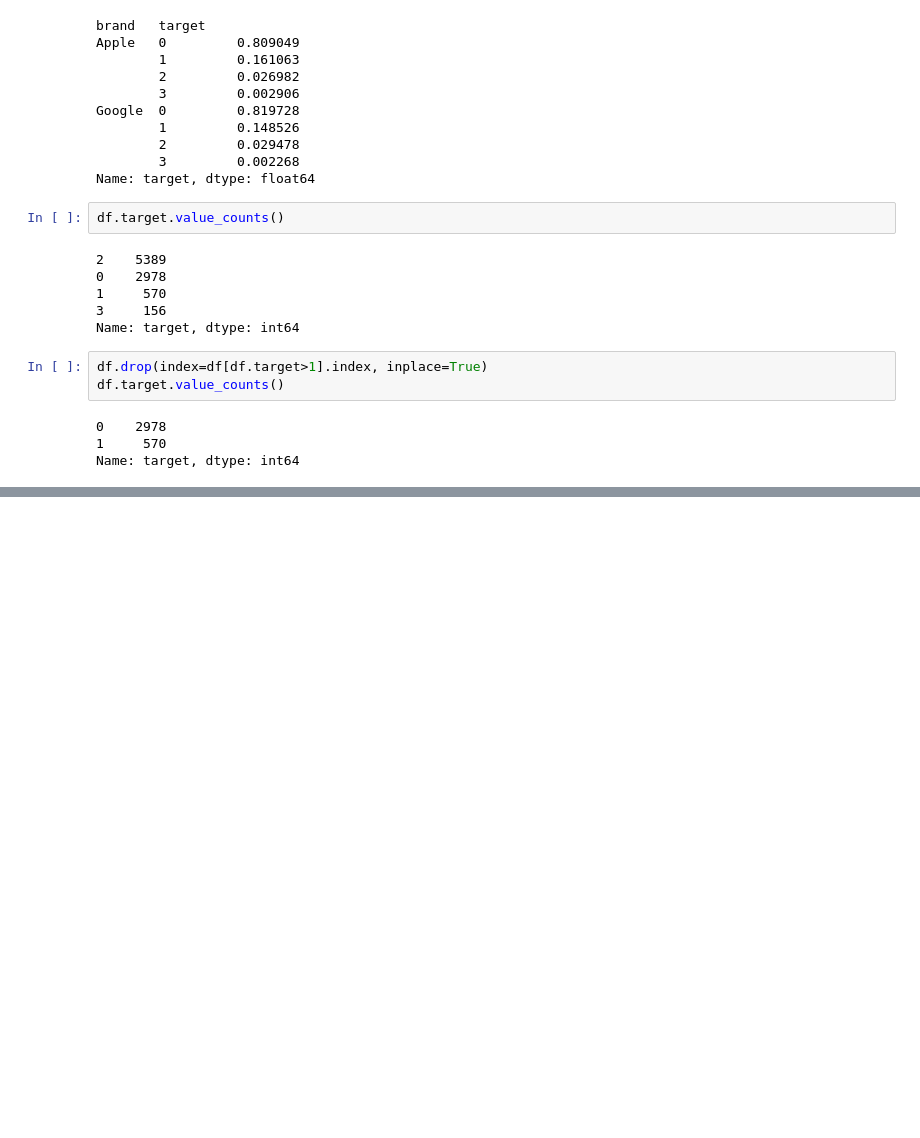
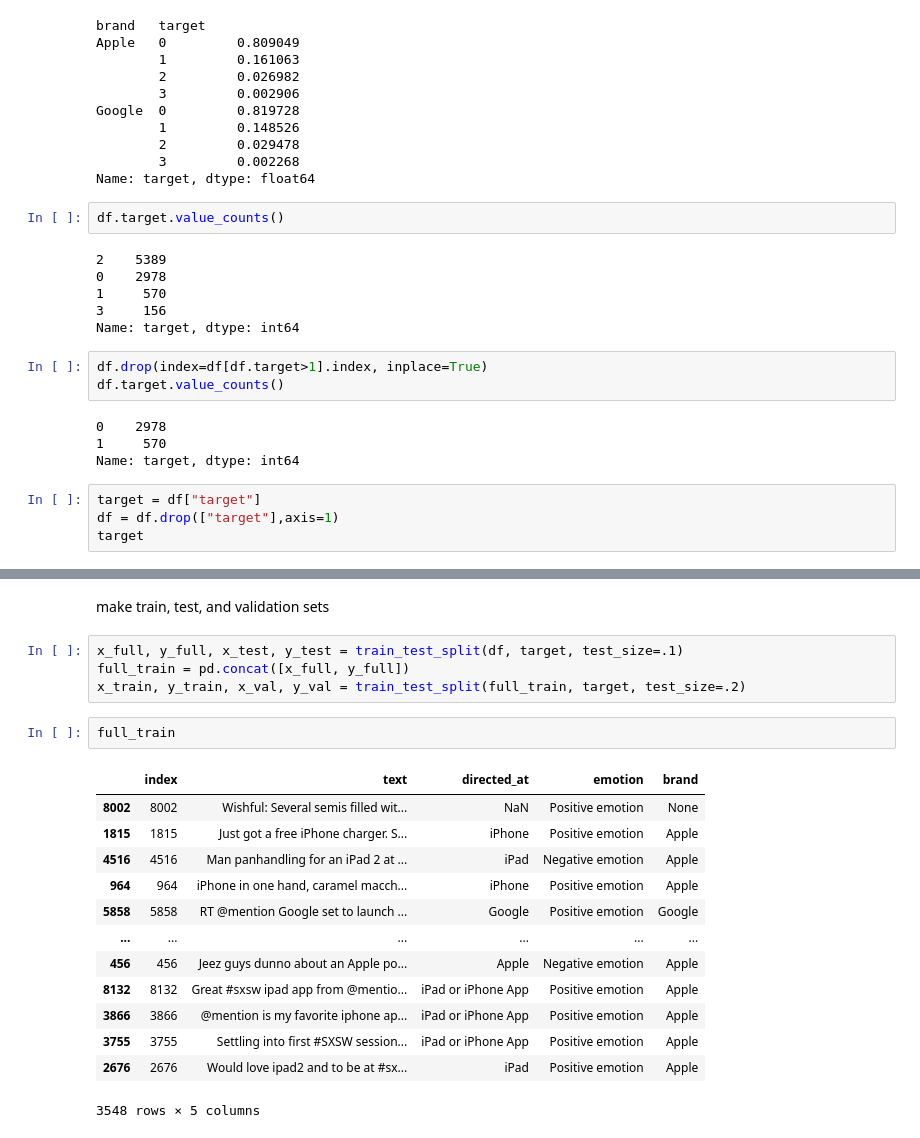
Before and after one commit to freeebooksdotcom/twitter_brand_emotions_project, a Jupyter notebook: Initial Data Cleaning.ipynb, the cells around one changed output, grey strips where cells are left out. Cells and saved outputs as stored; diff of their text form; blank space fills up the shorter version.

```diff
--- a/Initial Data Cleaning.ipynb
+++ b/Initial Data Cleaning.ipynb
@@ -139,3 +184,7 @@ df.target.value_counts()
 0    2978
 1     570
 Name: target, dtype: int64
+# %%
+target = df["target"]
+df = df.drop(["target"],axis=1)
+target
@@ -141,0 +204,22 @@ Name: target, dtype: int64
+# %% [markdown]
+make train, test, and validation sets
+# %%
+x_full, y_full, x_test, y_test = train_test_split(df, target, test_size=.1)
+full_train = pd.concat([x_full, y_full])
+x_train, y_train, x_val, y_val = train_test_split(full_train, target, test_size=.2)
+# %%
+full_train
+# %% [output]
+|  | index | text | directed_at | emotion | brand |
+| 8002 | 8002 | Wishful: Several semis filled wit... | NaN | Positive emotion | None |
+| 1815 | 1815 | Just got a free iPhone charger. S... | iPhone | Positive emotion | Apple |
+| 4516 | 4516 | Man panhandling for an iPad 2 at ... | iPad | Negative emotion | Apple |
+| 964 | 964 | iPhone in one hand, caramel macch... | iPhone | Positive emotion | Apple |
+| 5858 | 5858 | RT @mention Google set to launch ... | Google | Positive emotion | Google |
+| ... | ... | ... | ... | ... | ... |
+| 456 | 456 | Jeez guys dunno about an Apple po... | Apple | Negative emotion | Apple |
+| 8132 | 8132 | Great #sxsw ipad app from @mentio... | iPad or iPhone App | Positive emotion | Apple |
+| 3866 | 3866 | @mention is my favorite iphone ap... | iPad or iPhone App | Positive emotion | Apple |
+| 3755 | 3755 | Settling into first #SXSW session... | iPad or iPhone App | Positive emotion | Apple |
+| 2676 | 2676 | Would love ipad2 and to be at #sx... | iPad | Positive emotion | Apple |
+3548 rows × 5 columns
```
Also changed, not shown: parts of 11 cells of this notebook.
